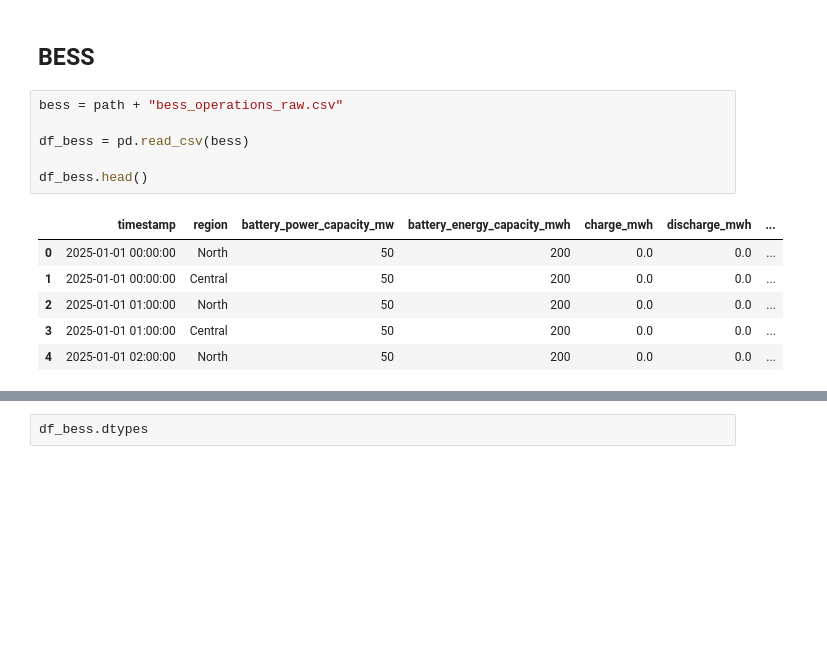
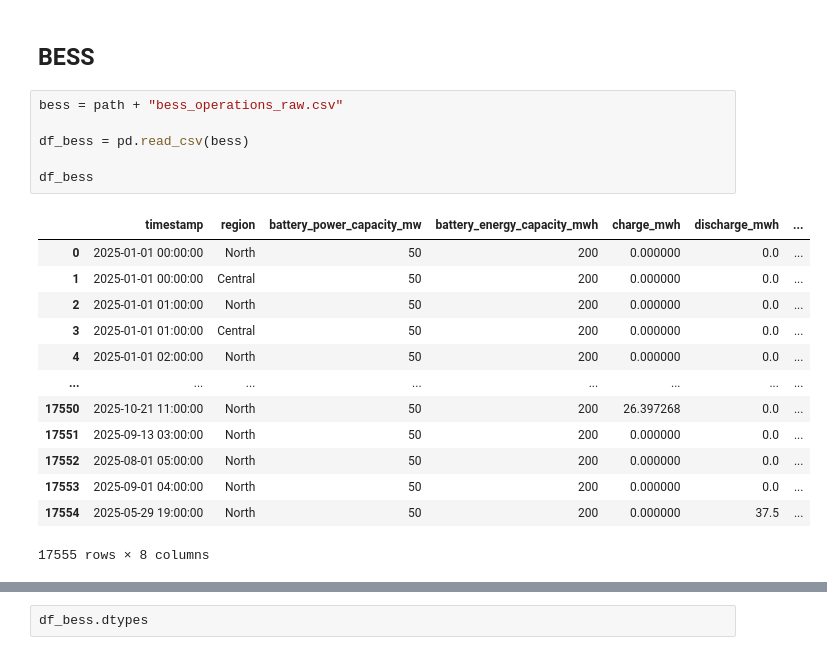
Before and after one commit to sadamhabnawi28/GreenGrid_Energy_Project, a Jupyter notebook: scripts/data_profiling.ipynb, the cells around one changed output, grey strips where cells are left out. Drawn from its saved outputs; the diff is of its cells as text; blank space fills up the shorter version.

```diff
--- a/scripts/data_profiling.ipynb
+++ b/scripts/data_profiling.ipynb
@@ -94,13 +126,20 @@ df_assets.describe()
 # %%
 bess = path + "bess_operations_raw.csv"
 
 df_bess = pd.read_csv(bess)
 
-df_bess.head()
+df_bess
 # %% [output]
 |  | timestamp | region | battery_power_capacity_mw | battery_energy_capacity_mwh | charge_mwh | discharge_mwh | ... |
-| 0 | 2025-01-01 00:00:00 | North | 50 | 200 | 0.0 | 0.0 | ... |
-| 1 | 2025-01-01 00:00:00 | Central | 50 | 200 | 0.0 | 0.0 | ... |
-| 2 | 2025-01-01 01:00:00 | North | 50 | 200 | 0.0 | 0.0 | ... |
-| 3 | 2025-01-01 01:00:00 | Central | 50 | 200 | 0.0 | 0.0 | ... |
-| 4 | 2025-01-01 02:00:00 | North | 50 | 200 | 0.0 | 0.0 | ... |
+| 0 | 2025-01-01 00:00:00 | North | 50 | 200 | 0.000000 | 0.0 | ... |
+| 1 | 2025-01-01 00:00:00 | Central | 50 | 200 | 0.000000 | 0.0 | ... |
+| 2 | 2025-01-01 01:00:00 | North | 50 | 200 | 0.000000 | 0.0 | ... |
+| 3 | 2025-01-01 01:00:00 | Central | 50 | 200 | 0.000000 | 0.0 | ... |
+| 4 | 2025-01-01 02:00:00 | North | 50 | 200 | 0.000000 | 0.0 | ... |
+| ... | ... | ... | ... | ... | ... | ... | ... |
+| 17550 | 2025-10-21 11:00:00 | North | 50 | 200 | 26.397268 | 0.0 | ... |
+| 17551 | 2025-09-13 03:00:00 | North | 50 | 200 | 0.000000 | 0.0 | ... |
+| 17552 | 2025-08-01 05:00:00 | North | 50 | 200 | 0.000000 | 0.0 | ... |
+| 17553 | 2025-09-01 04:00:00 | North | 50 | 200 | 0.000000 | 0.0 | ... |
+| 17554 | 2025-05-29 19:00:00 | North | 50 | 200 | 0.000000 | 37.5 | ... |
+17555 rows × 8 columns
```
Also changed, not shown: parts of 2 cells of this notebook.
